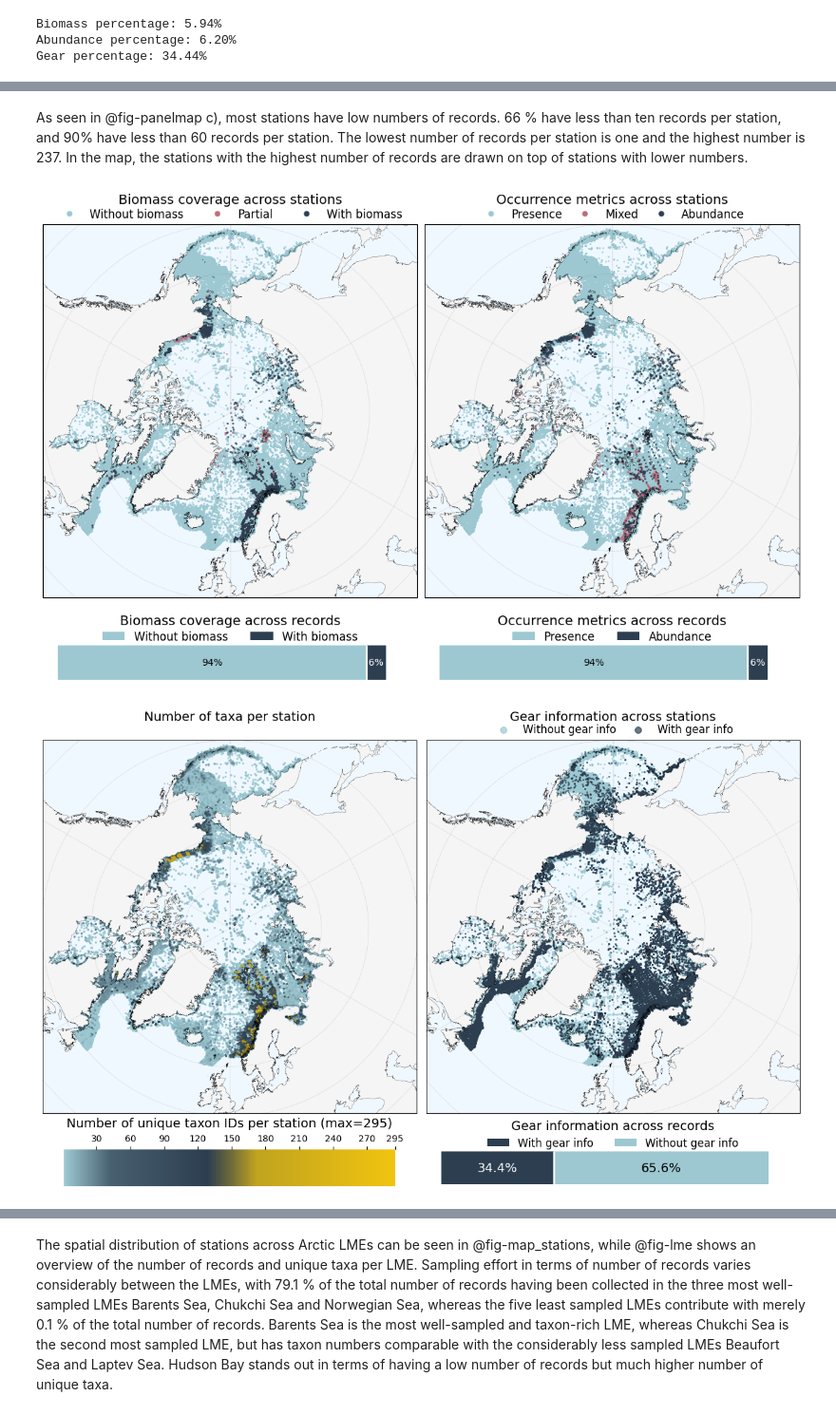
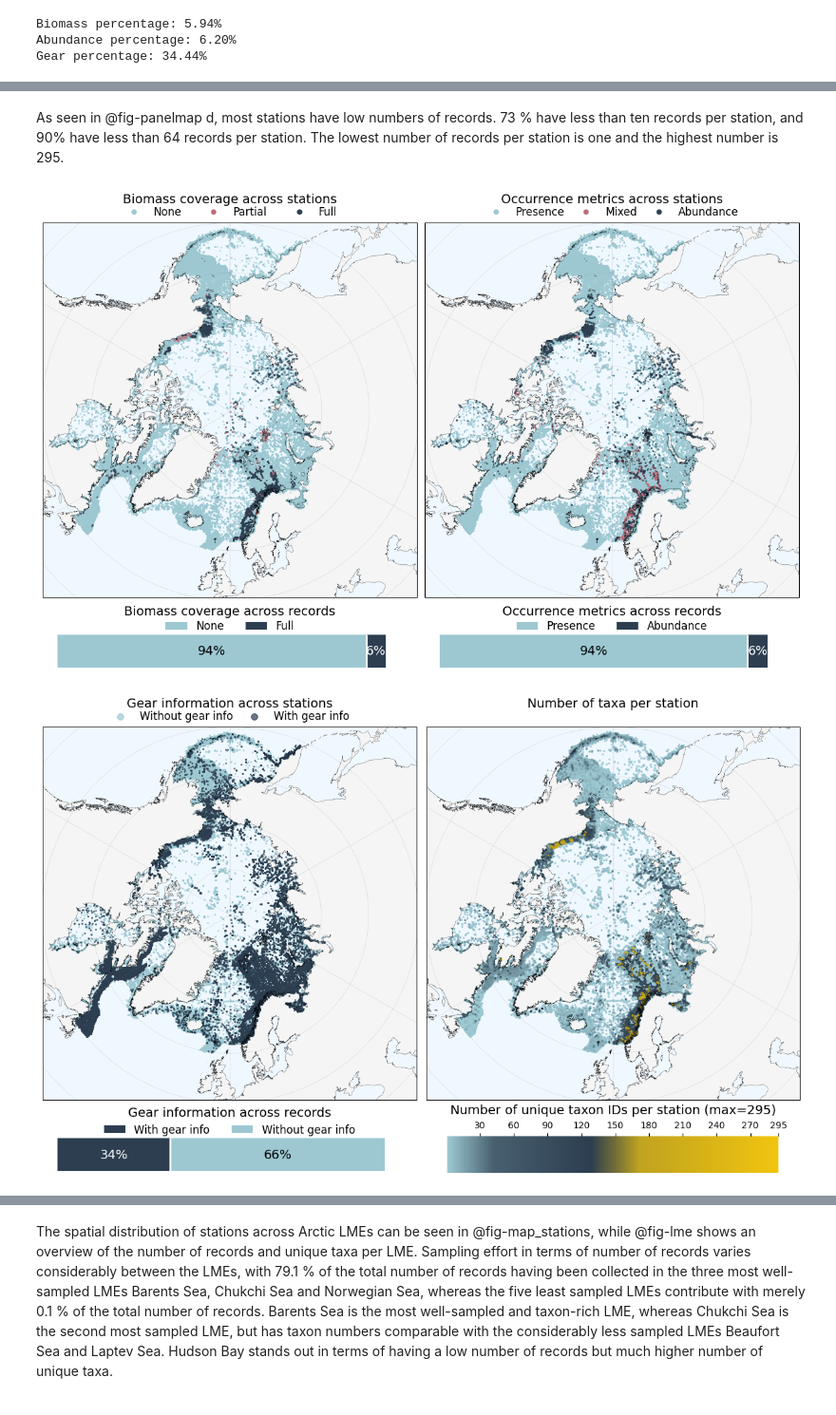
Before and after one commit to hanna-modin/benth-marc, a Jupyter notebook: Manuscript/data_paper_manuscript.ipynb, the cells around one changed output, grey strips where cells are left out. Shown at 95% size. Saved outputs shown, nothing was run; the diff lists cells and outputs as text; code cells hidden in the pictures.

```diff
--- a/Manuscript/data_paper_manuscript.ipynb
+++ b/Manuscript/data_paper_manuscript.ipynb
@@ -593,11 +636,11 @@ Percentage below 50: 86.30484988452656
 # %%
 
 display(Markdown(
-    f"As seen in @fig-panelmap c), most stations have low numbers of records. {pct_lt_10:.0f} % have less than ten records per station, and 90% have less than {x_for_90pct_lt} records per station. The lowest number of records "
-    f"per station is one and the highest number is {max_taxa}. In the map, the stations with the highest number of records are drawn on top of stations with lower numbers."
+    f"As seen in @fig-panelmap d, most stations have low numbers of records. {pct_lt_10:.0f} % have less than ten records per station, and 90% have less than {x_for_90pct_lt} records per station. The lowest number of records "
+    f"per station is one and the highest number is {max_taxa}. "
 ))
 # %% [output]
-As seen in @fig-panelmap c), most stations have low numbers of records. 66 % have less than ten records per station, and 90% have less than 60 records per station. The lowest number of records per station is one and the highest number is 237. In the map, the stations with the highest number of records are drawn on top of stations with lower numbers.
+As seen in @fig-panelmap d, most stations have low numbers of records. 73 % have less than ten records per station, and 90% have less than 64 records per station. The lowest number of records per station is one and the highest number is 295.
 # %%
 # Figure panel with biomass and sampling metrics
 # %%
@@ -638,7 +681,7 @@ biomass_station = (
 )
 biomass_station['biomass_coverage'] = np.select(
     [biomass_station['n_with'] == 0, biomass_station['n_with'] == biomass_station['n_total']],
-    ['without biomass', 'with biomass'],
+    ['None', 'Full'],
     default='partial'
  )
 
@@ -650,20 +693,20 @@ coords_biomass = coords_biomass[
     (coords_biomass['lon'] >= -180) & (coords_biomass['lon'] <= 180)
 ]
 
-drawing_order_biomass = ['without biomass', 'partial', 'with biomass']
+drawing_order_biomass = ['None', 'partial', 'Full']
 coverage_colors = {
-    'without biomass': '#9DC8D2',
+    'None': '#9DC8D2',
     'partial': '#BC6D78',
-    'with biomass': '#2C3E50'
+    'Full': '#2C3E50'
 }
 
 records_biomass = pd.Series({
-    'Without biomass': int((~df_panel['has_biomass']).sum()),
-    'With biomass': int(df_panel['has_biomass'].sum())
+    'None': int((~df_panel['has_biomass']).sum()),
+    'Full': int(df_panel['has_biomass'].sum())
 })
 total_obs = int(records_biomass.sum())
-labels_biomass = ['Without biomass', 'With biomass']
-counts_biomass = [records_biomass['Without biomass'], records_biomass['With biomass']]
+labels_biomass = ['None', 'Full']
+counts_biomass = [records_biomass['None'], records_biomass['Full']]
 colors_biomass = ['#9DC8D2', '#2C3E50']
 
 # ---------------- Occurrence metrics ----------------
@@ -719,12 +762,9 @@ color_map_metrics = {'Presence': '#9DC8D2', 'Abundance': '#2C3E50'}
 # %%
 #| fig-pos: "H"
 #| label: fig-panelmap
-#| fig-cap: "a) Biomass coverage, b) occurrence metrics, c) number of records and d) sampling gear across stations and records."
+#| fig-cap: "a) Biomass coverage, b) occurrence metrics and c) gear information across stations and records, as well as d) number of unique taxa per station. The stations with higher numbers of taxa are drawn on top of stations with lower numbers of taxa."
 #| fig-subcap: []
 #| fig-names: false
-
-
-
 
 # Create a figure with a custom grid layout
 fig = plt.figure(figsize=(12, 10))
@@ -733,7 +773,7 @@ gs = gridspec.GridSpec(
     width_ratios=[1, 1],  # Adjust the width of each column
     height_ratios=[2, 0.1]  # Adjust the height of each row
 )
-# Plot 1: Biomass Coverage Map (Top-left, larger height)
+# Plot 1: Biomass Coverage Map
 ax1 = fig.add_subplot(gs[0, 0], projection=ccrs.NorthPolarStereo())
 ax1.set_extent([-180, 180, 50, 90], crs=ccrs.PlateCarree())
 ax1.add_feature(cfeature.LAND, facecolor='whitesmoke')
@@ -787,7 +827,7 @@ for i, count in enumerate(counts_biomass):
     rgb = mcolors.to_rgb(bar_color)
     brightness = rgb_to_hsv(rgb)[2]  # Get the value (brightness) from HSV
     text_color = 'white' if brightness < 0.5 else 'black'
-    ax3.text(x_mid, 0, f'{pct:.0f}%', ha='center', va='center', fontsize=10, color=text_color)
+    ax3.text(x_mid, 0, f'{pct:.0f}%', ha='center', va='center', fontsize=14, color=text_color)
     left_val += count
 # Add small white gaps between segments
 gap_left = 0.0
@@ -824,7 +864,7 @@ for m in order_metrics:
     rgb = mcolors.to_rgb(bar_color)
     brightness = rgb_to_hsv(rgb)[2]  # Get the value (brightness) from HSV
     text_color = 'white' if brightness < 0.5 else 'black'
-    ax4.text(left_val + val / 2, 0, f'{val:.0f}%', ha='center', va='center', fontsize=10, color=text_color)
+    ax4.text(left_val + val / 2, 0, f'{val:.0f}%', ha='center', va='center', fontsize=14, color=text_color)
     left_val += val
 # Add small white gaps between segments
 gap_left = 0.0
@@ -866,7 +906,7 @@ ax4.set_position([pos2.x0 + (pos2.width - new_w2) / 2, pos4.y0, new_w2, pos4.hei
 
 plt.savefig('panel_biomass_metrics.png', dpi=300, bbox_inches='tight', facecolor='white')
 # %% [output]
-[figure, old version]
+[figure, new version]
 # %%
 # Load and process data for the map (Number of records per station)
 station_counts_path = '..//All data//all_stations_aphiaid.parquet'
@@ -994,7 +1034,7 @@ gs = gridspec.GridSpec(
 )
 # Subplot 1: Map with number of records per station
 proj = ccrs.NorthPolarStereo()
-ax1 = fig.add_subplot(gs[0, 0], projection=proj)
+ax1 = fig.add_subplot(gs[0, 1], projection=proj)
 ax1.set_extent([-180, 180, 50, 90], crs=ccrs.PlateCarree())
 ax1.add_feature(cfeature.LAND, facecolor='whitesmoke')
 ax1.add_feature(cfeature.OCEAN, facecolor='aliceblue')
@@ -1046,7 +1086,7 @@ sc = ax1.scatter(
 ax1.set_title('Number of taxa per station', pad=22, fontsize=14)
 
 # Subplot 2: Binary gear-information map
-ax2 = fig.add_subplot(gs[0, 1], projection=ccrs.NorthPolarStereo())
+ax2 = fig.add_subplot(gs[0, 0], projection=ccrs.NorthPolarStereo())
 ax2.set_extent([-180, 180, 50, 90], crs=ccrs.PlateCarree())
 ax2.add_feature(cfeature.LAND, facecolor='whitesmoke')
 ax2.add_feature(cfeature.OCEAN, facecolor='aliceblue')
@@ -1077,7 +1117,7 @@ ax2.legend(
 ax2.set_title('Gear information across stations', pad=22, fontsize=14)
 
 # Subplot 3: Horizontal colorbar
-ax3 = fig.add_subplot(gs[1, 0])
+ax3 = fig.add_subplot(gs[1, 1])
 ax3.axis('off')  # Turn off the axis for the colorbar placeholder
 # Add horizontal colorbar with increased size and thickness
 sm = mpl.cm.ScalarMappable(norm=norm_records, cmap=new_cmap)
@@ -1097,7 +1137,7 @@ cb.ax.tick_params(labelsize=10)  # Adjust tick label size
 cb.outline.set_visible(False)
 
 # Subplot 4: Gear information bar plot (record level)
-ax4 = fig.add_subplot(gs[1, 1])
+ax4 = fig.add_subplot(gs[1, 0])
 left_val = 0.0
 for m in order_gear:
     val = float(plot_df_gear.loc[plot_df_gear['Gear info'] == m, 'Percent'].values[0])
@@ -1106,7 +1146,7 @@ for m in order_gear:
     rgb = mpl.colors.to_rgb(bar_color)
     luminance = 0.2126 * rgb[0] + 0.7152 * rgb[1] + 0.0722 * rgb[2]
     text_color = 'white' if luminance < 0.5 else 'black'
-    ax4.text(left_val + val / 2, 0, f'{val:.1f}%', ha='center', va='center', fontsize=14, color=text_color)
+    ax4.text(left_val + val / 2, 0, f'{val:.0f}%', ha='center', va='center', fontsize=14, color=text_color)
     left_val += val
 # Add small white gap between the two segments
 gap_left = float(plot_df_gear.loc[plot_df_gear['Gear info'] == order_gear[0], 'Percent'].values[0])
@@ -1115,32 +1155,32 @@ ax4.vlines(gap_left, -0.4, 0.4, colors='white', linewidth=2)
 ax4.set_xticks([])
 ax4.set_yticks([])
 ax4.set_title('Gear information across records', pad=22, fontsize=14)
 ax4.spines['top'].set_visible(False)
 ax4.spines['right'].set_visible(False)
 ax4.spines['left'].set_visible(False)
 ax4.spines['bottom'].set_visible(False)
 ax4.grid(False)
 # Add legend for Plot 4
 legend_handles = [Patch(facecolor=color_map_gear[m], edgecolor='none', label=m) for m in order_gear]
 ax4.legend(
     handles=legend_handles,
     loc='upper center',
     bbox_to_anchor=(0.5, 1.6),
     ncol=2,
     frameon=False,
     fontsize=12,
 )
 # Adjust layout and save the panel
 plt.tight_layout()
 plt.subplots_adjust(hspace=-0.375)
 # Center the gear bar under the gear map
 pos2 = ax2.get_position()
 pos4 = ax4.get_position()
 bar_width_scale = 0.92
 new_w2 = pos2.width * bar_width_scale
 ax4.set_position([pos2.x0 + (pos2.width - new_w2) / 2, pos4.y0, new_w2, pos4.height])
 plt.savefig('panel_biomass_metrics_updated.png', dpi=300, bbox_inches='tight', facecolor='white')
 plt.show()
 # %% [output]
-[figure, old version]
+[figure, new version]
 # %% [markdown]
```
Also changed, not shown: parts of 18 cells of this notebook, 2 other files.
